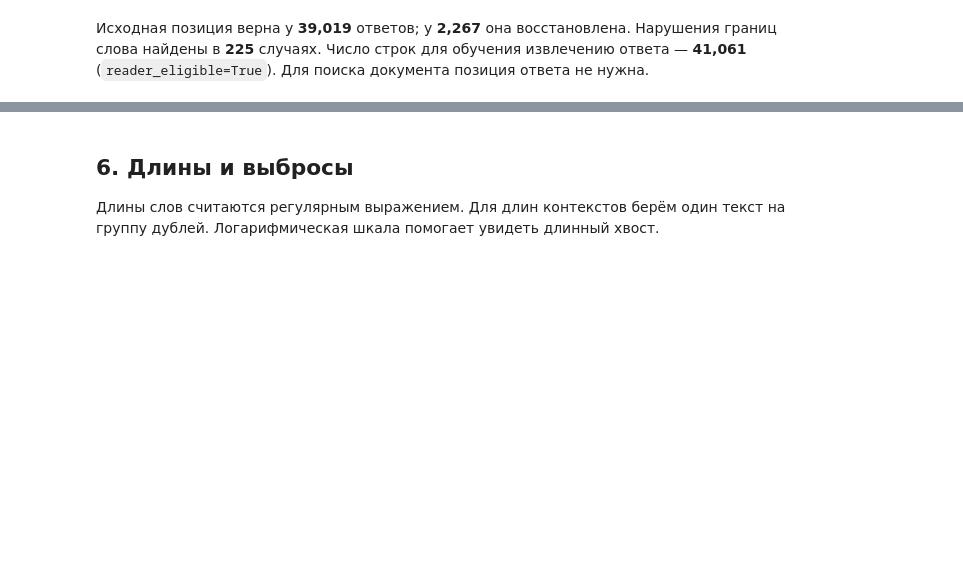
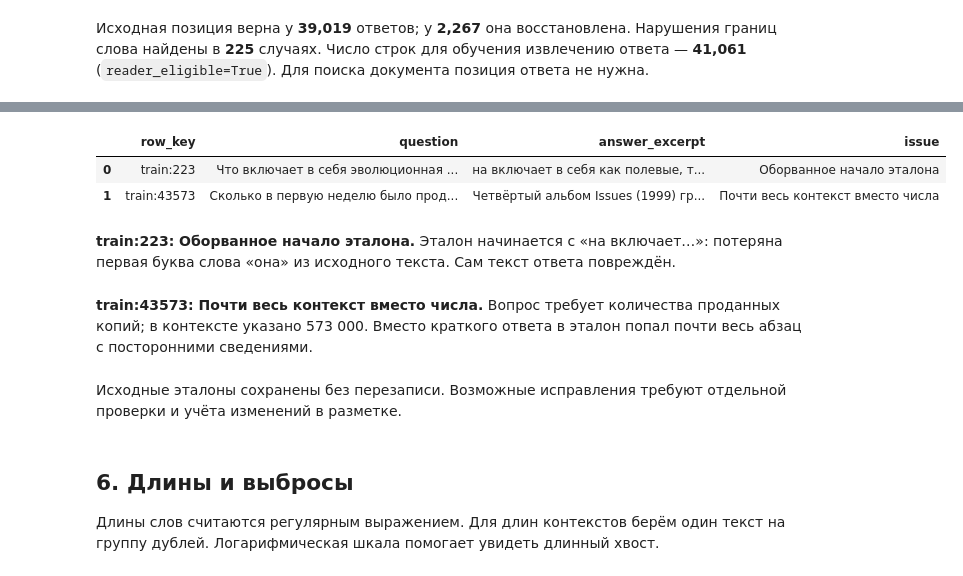
Before and after one commit to Konstantin-Kuropatov/russian-rag-qa, a Jupyter notebook: notebooks/eda.ipynb, the cells around one changed output, grey strips where cells are left out. Saved outputs shown, nothing was run; the diff lists cells and outputs as text; code cells hidden in the pictures; blank space fills up the shorter version.

```diff
--- a/notebooks/eda.ipynb
+++ b/notebooks/eda.ipynb
@@ -337,3 +304,26 @@ for row in case_data.itertuples(index=False):
+# %%
+cases = pd.DataFrame(json.loads((ROOT / "config/illustrative_cases.json").read_text())["cases"])
+case_data = cases.merge(
+    qa[["row_key", "question", "answer_text"]],
+    on="row_key",
+    validate="one_to_one",
+)
+display(
+    case_data.assign(answer_excerpt=case_data.answer_text.str.slice(0, 100))[
+        ["row_key", "question", "answer_excerpt", "issue"]
+    ]
+)
+for row in case_data.itertuples(index=False):
+    display(Markdown(f"**{row.row_key}: {row.issue}.** {row.interpretation}"))
+# %% [output]
+|  | row_key | question | answer_excerpt | issue |
+| 0 | train:223 | Что включает в себя эволюционная ... | на включает в себя как полевые, т... | Оборванное начало эталона |
+| 1 | train:43573 | Сколько в первую неделю было прод... | Четвёртый альбом Issues (1999) гр... | Почти весь контекст вместо числа |
+**train:223: Оборванное начало эталона.** Эталон начинается с «на включает…»: потеряна первая буква слова «она» из исходного текста. Сам текст ответа повреждён.
+**train:43573: Почти весь контекст вместо числа.** Вопрос требует количества проданных копий; в контексте указано 573 000. Вместо краткого ответа в эталон попал почти весь абзац с посторонними сведениями.
+# %% [markdown]
+Исходные эталоны сохранены без перезаписи. Возможные исправления требуют
+отдельной проверки и учёта изменений в разметке.
 # %% [markdown]
 ## 6. Длины и выбросы
 
```
Also changed, not shown: parts of 6 cells of this notebook, 4 other files.
